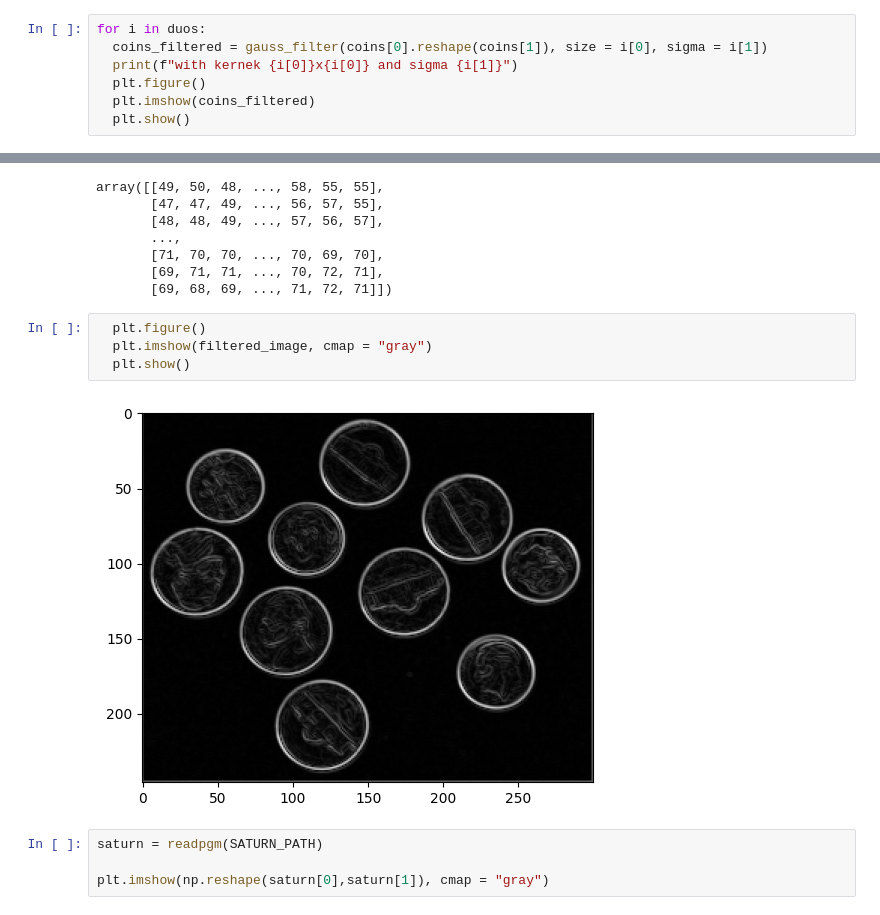
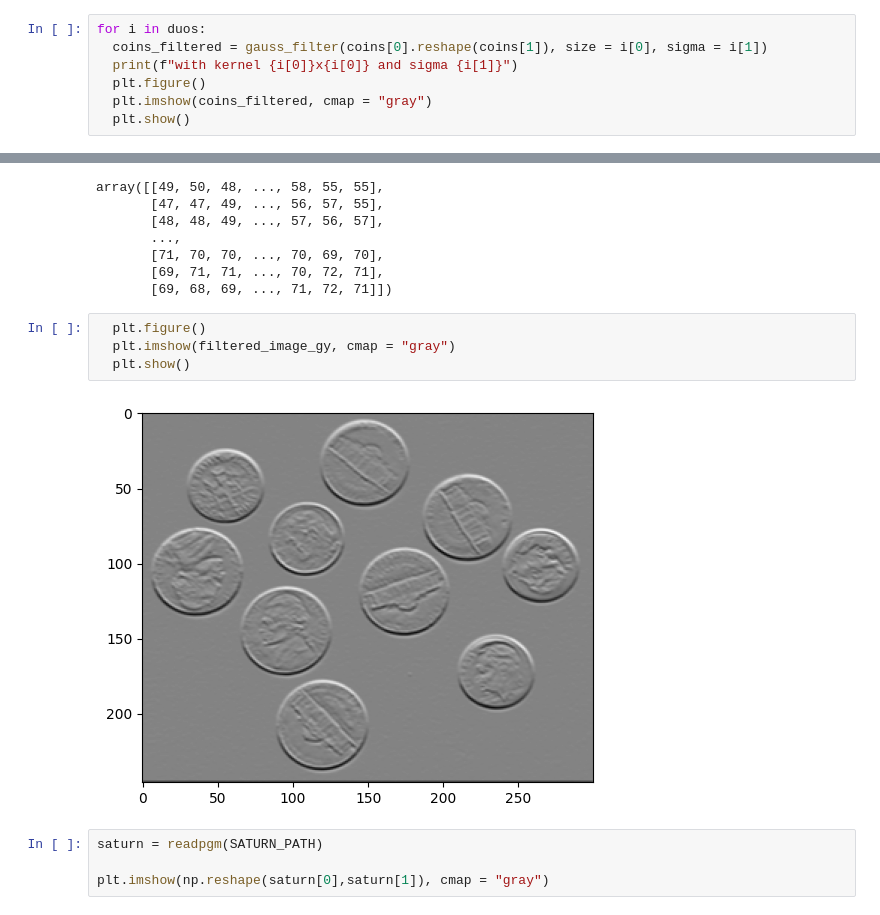
Before and after one commit to anilozcan35/videoprocessing, a Jupyter notebook: Hw1/assignment1- solutions/assignment1.ipynb, the cells around one changed output, grey strips where cells are left out. Drawn from its saved outputs; the diff is of its cells as text.

```diff
--- a/Hw1/assignment1- solutions/assignment1.ipynb
+++ b/Hw1/assignment1- solutions/assignment1.ipynb
@@ -109,7 +112,7 @@ duos = [(a, b) for a in kernel_sizes for b in sigmas]
 # %%
 for i in duos:
   coins_filtered = gauss_filter(coins[0].reshape(coins[1]), size = i[0], sigma = i[1])
-  print(f"with kernek {i[0]}x{i[0]} and sigma {i[1]}")
+  print(f"with kernel {i[0]}x{i[0]} and sigma {i[1]}")
   plt.figure()
-  plt.imshow(coins_filtered)
+  plt.imshow(coins_filtered, cmap = "gray")
   plt.show()
@@ -167,10 +183,10 @@ array([[49, 50, 48, ..., 58, 55, 55],
        [69, 68, 69, ..., 71, 72, 71]])
 # %%
   plt.figure()
-  plt.imshow(filtered_image, cmap = "gray")
+  plt.imshow(filtered_image_gy, cmap = "gray")
   plt.show()
 # %% [output]
-[figure, old version]
+[figure, new version]
 # %%
 saturn = readpgm(SATURN_PATH)
 
```
Also changed, not shown: parts of 11 cells of this notebook, 1 other file.
